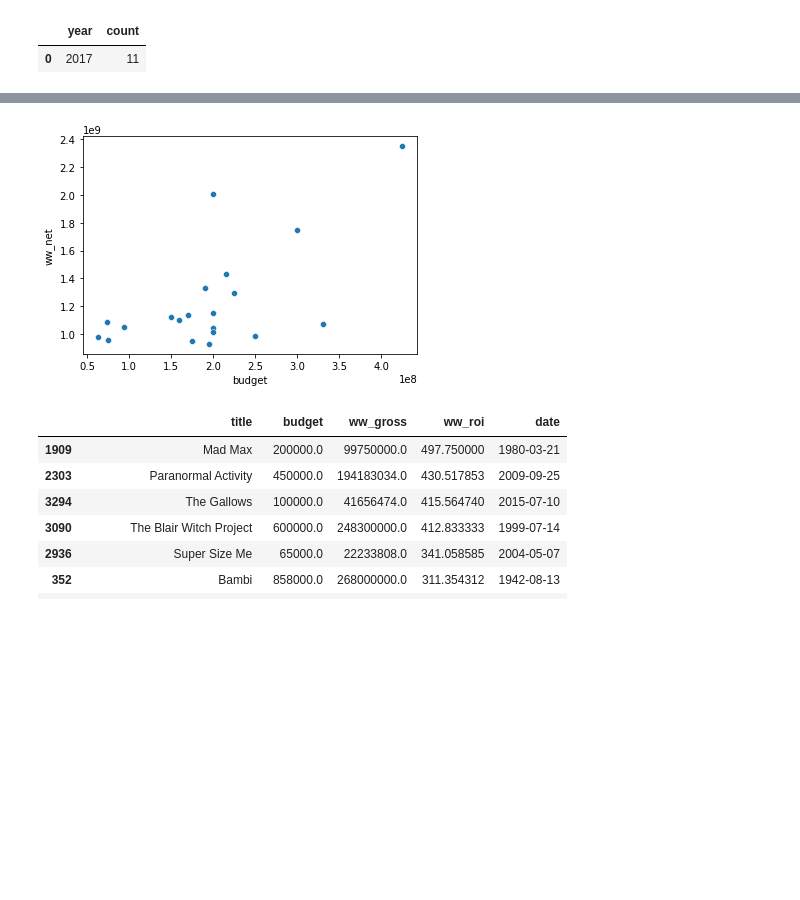
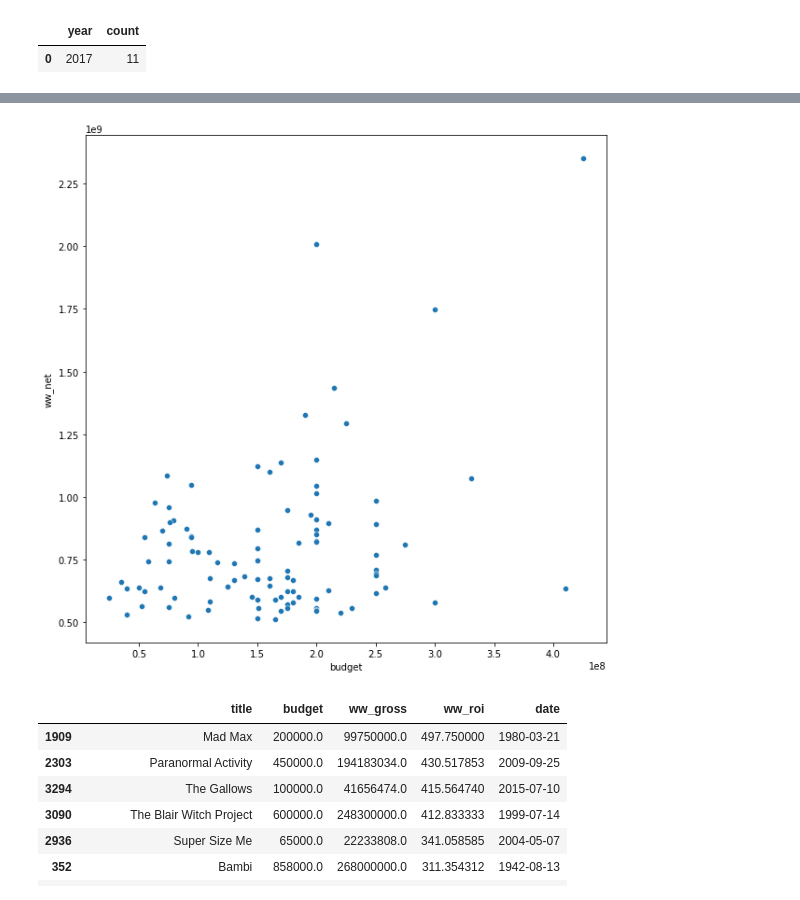
Before and after one commit to jeffreyhwatson/MS_Box_Office_Insights, a Jupyter notebook: rt_tn_workspace.ipynb, the cells around one changed output, grey strips where cells are left out. Cells and saved outputs as stored; diff of their text form; code cells hidden in the pictures; blank space fills up the shorter version.

```diff
--- a/rt_tn_workspace.ipynb
+++ b/rt_tn_workspace.ipynb
@@ -272,8 +272,8 @@ plt.show()
 # %%
 title_net = df[['title','budget', 'ww_gross', 'ww_net', 'date']]
 unique_titles = title_net.groupby('title').first().reset_index()
-top20_net_films = unique_titles.sort_values(by='ww_net', ascending=False).head(20)
-top20_net_films
+top100_net_films = unique_titles.sort_values(by='ww_net', ascending=False).head(100)
+top100_net_films
 # %% [output]
 |  | title | budget | ww_gross | ww_net | date |
 | 321 | Avatar | 425000000.0 | 2.776345e+09 | 2.351345e+09 | 2009-12-18 |
@@ -295,7 +291,8 @@ top20_net_films
 # %%
-sns.scatterplot(data=top20_net_films, x="budget", y="ww_net");
+fig, ax = plt.subplots(figsize=(10,10))
+ax = sns.scatterplot(data=top100_net_films, x="budget", y="ww_net");
 # %% [output]
-[figure, old version]
+[figure, new version]
 # %%
 title_roi = df[['title','budget', 'ww_gross', 'ww_roi', 'date']]
 unique_titles = title_roi.groupby('title').first().reset_index()
```
Also changed, not shown: parts of 5 cells of this notebook.
